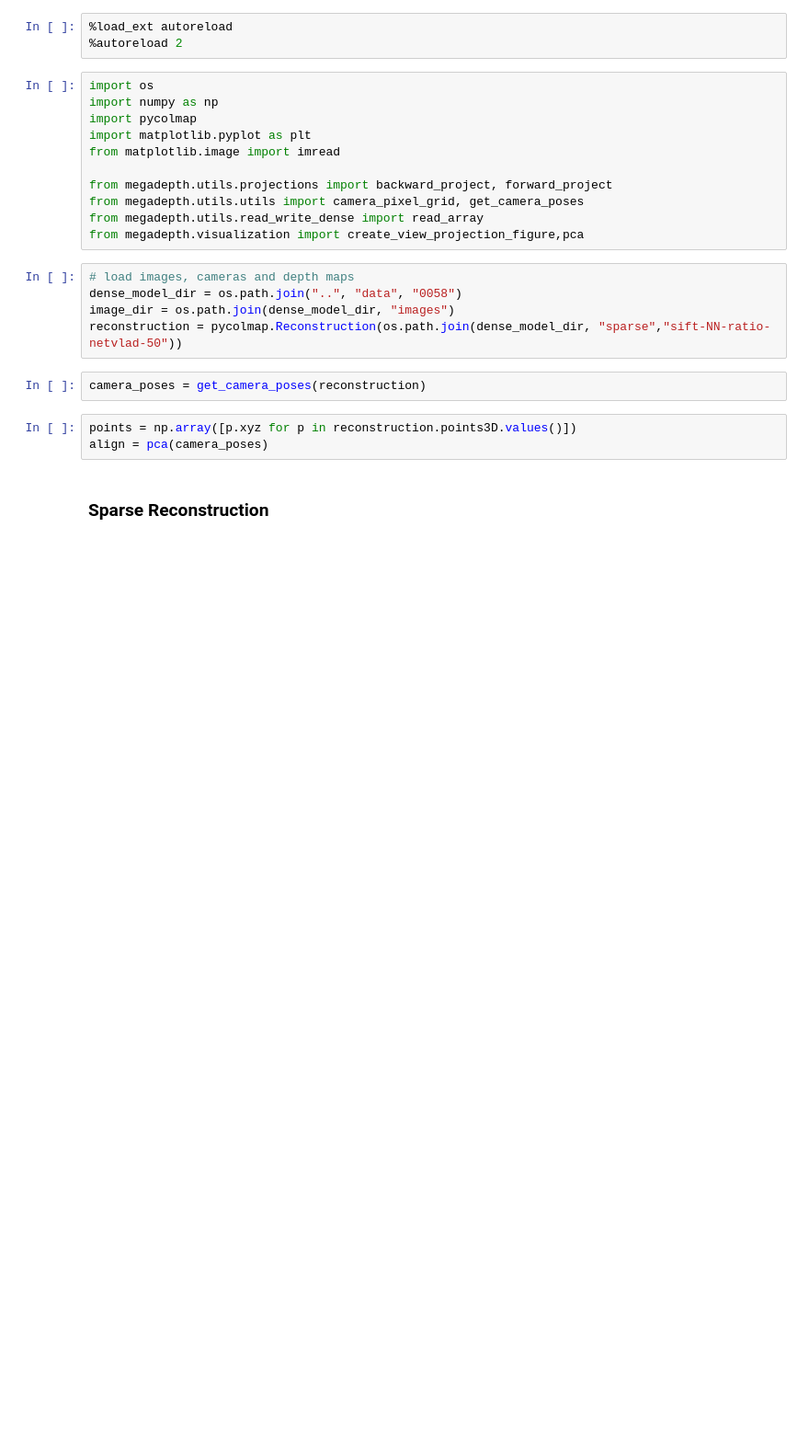
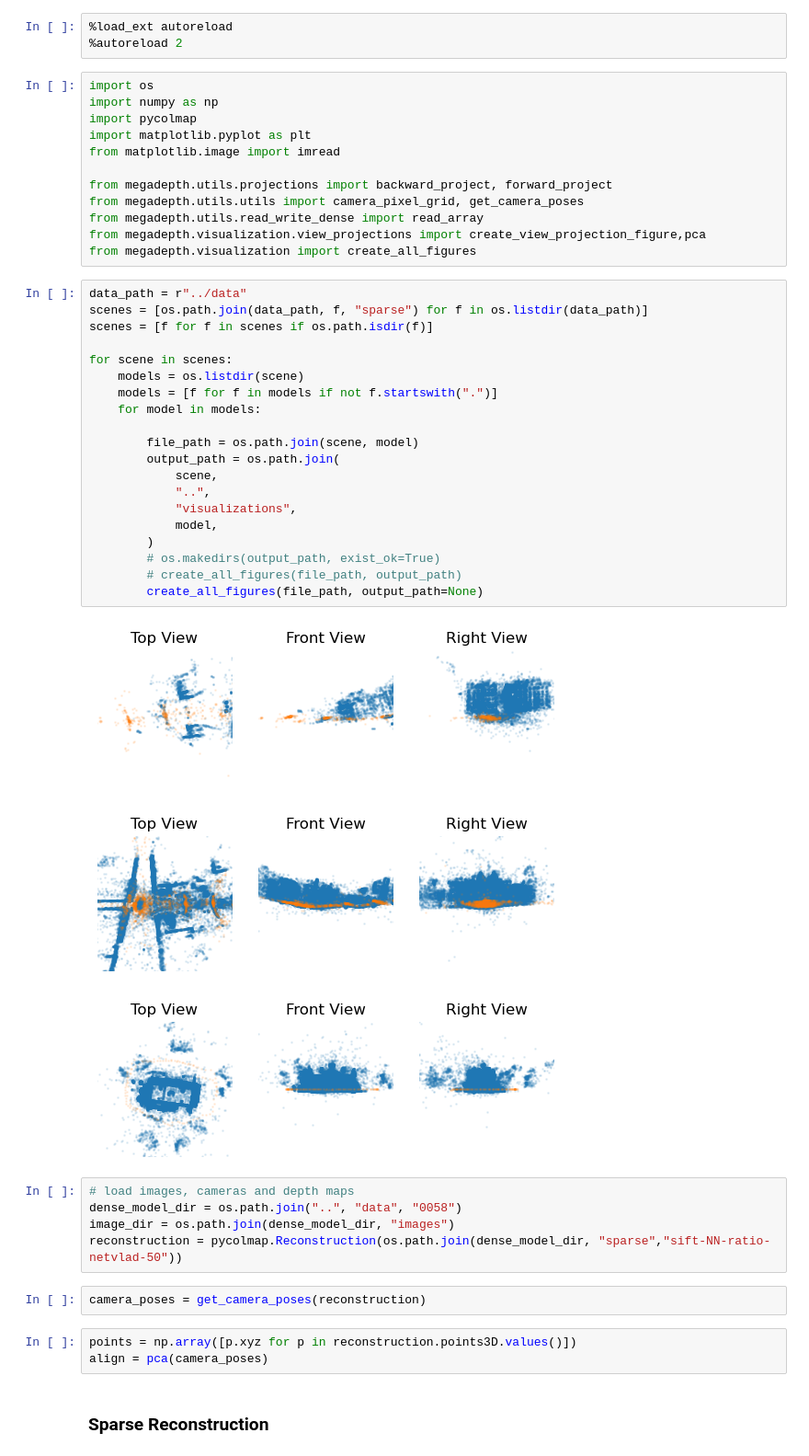
Before and after one commit to fyangch/RefinedMegaDepth, a Jupyter notebook: notebooks/visualizations.ipynb, the cells around one changed output. Shown at 92% size. Cells and saved outputs as stored; diff of their text form; blank space fills up the shorter version.

Commit message:
add script to create visualizations of all scenes and add docs

```diff
--- a/notebooks/visualizations.ipynb
+++ b/notebooks/visualizations.ipynb
@@ -11,7 +11,32 @@ from matplotlib.image import imread
 from megadepth.utils.projections import backward_project, forward_project
 from megadepth.utils.utils import camera_pixel_grid, get_camera_poses
 from megadepth.utils.read_write_dense import read_array
-from megadepth.visualization import create_view_projection_figure,pca
+from megadepth.visualization.view_projections import create_view_projection_figure,pca
+from megadepth.visualization import create_all_figures
+# %%
+data_path = r"../data"
+scenes = [os.path.join(data_path, f, "sparse") for f in os.listdir(data_path)]
+scenes = [f for f in scenes if os.path.isdir(f)]
+
+for scene in scenes:
+    models = os.listdir(scene)
+    models = [f for f in models if not f.startswith(".")]
+    for model in models:
+
+        file_path = os.path.join(scene, model)
+        output_path = os.path.join(
+            scene,
+            "..",
+            "visualizations",
+            model,
+        )
+        # os.makedirs(output_path, exist_ok=True)
+        # create_all_figures(file_path, output_path)
+        create_all_figures(file_path, output_path=None)
+# %% [output]
+[figure, added]
+[figure, added]
+[figure, added]
 # %%
 # load images, cameras and depth maps
 dense_model_dir = os.path.join("..", "data", "0058")
```
Also changed, not shown: 4 other files.
